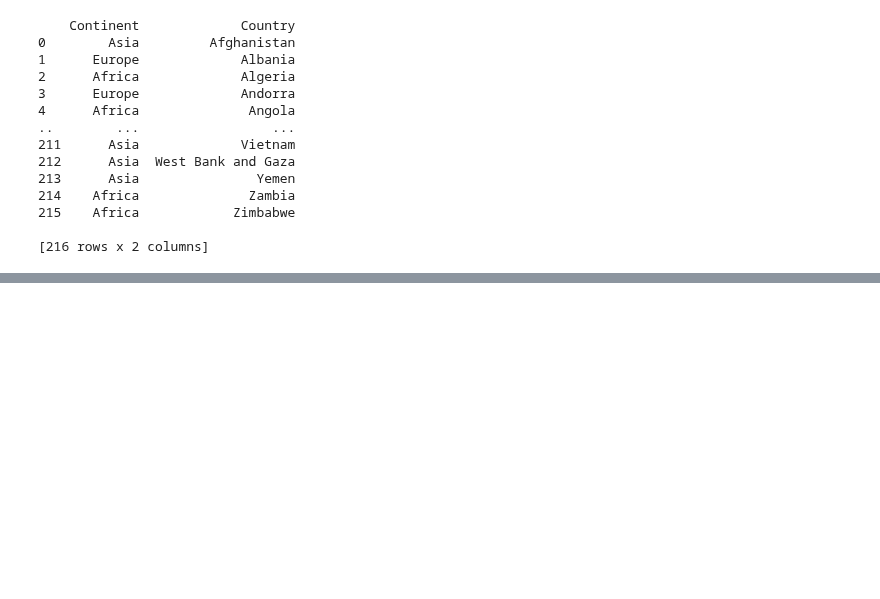
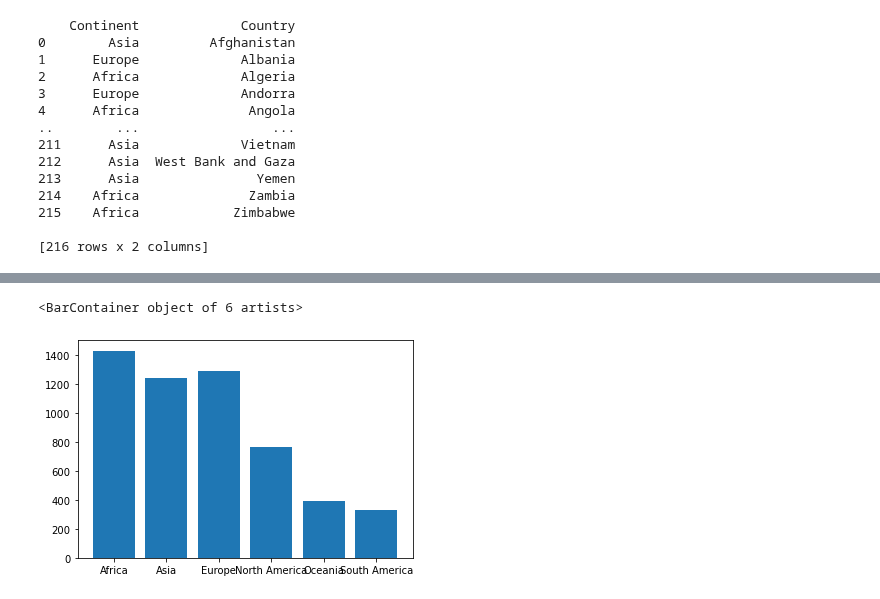
Before and after one commit to nss-data-science-cohort-5/un_exploration-ccmerry, a Jupyter notebook: notebooks/UN_Data_Exploration.ipynb, the cells around one changed output, grey strips where cells are left out. Cells and saved outputs as stored; diff of their text form; code cells hidden in the pictures; blank space fills up the shorter version.

Commit message:
formatted imported data and merged

```diff
--- a/notebooks/UN_Data_Exploration.ipynb
+++ b/notebooks/UN_Data_Exploration.ipynb
@@ -227,0 +228,3 @@ print(continents)
+# %%
+gdp_df = pd.merge(gdp_df, continents, how = "inner", on = "Country")
+print(gdp_df)
@@ -227,0 +257,4 @@ print(continents)
+# %%
+gdp_bar = gdp_df.groupby("Continent").count().reset_index()
+
+print(gdp_bar)
@@ -227,0 +269,6 @@ print(continents)
+# %%
+plt.bar(x = gdp_bar["Continent"], height = gdp_bar["Country"])
+#gdp_df.bar(x = gdp_df.groupby("Continent").count())
+# %% [output]
+<BarContainer object of 6 artists>
+[figure, added]
```
Also changed, not shown: parts of 23 cells of this notebook.
